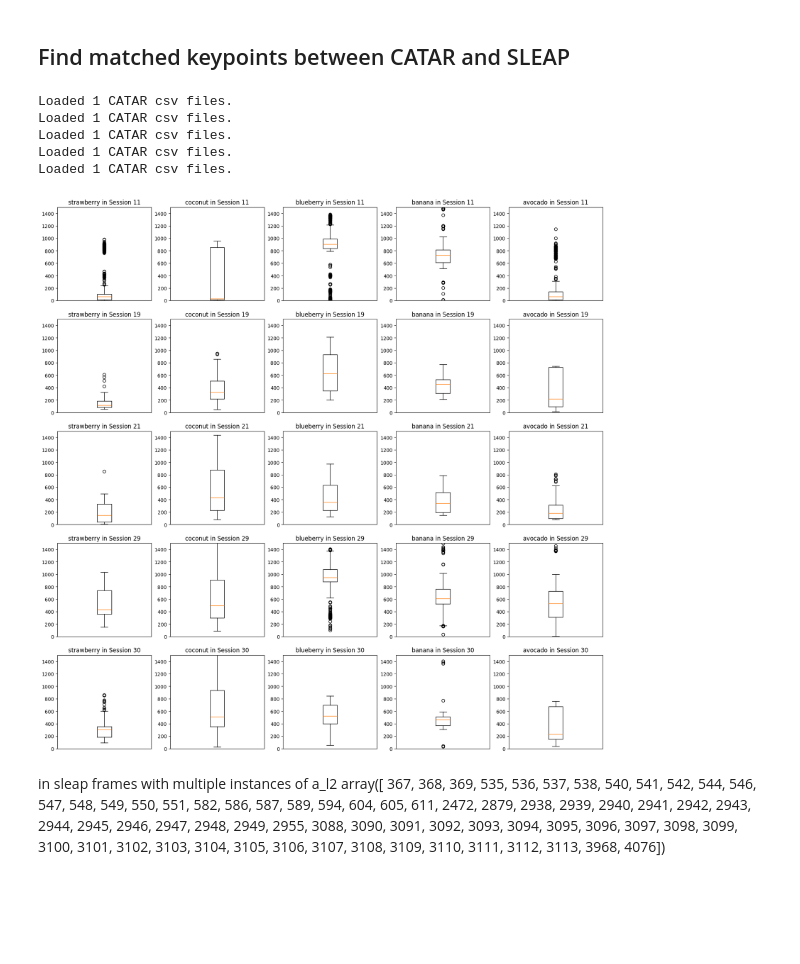
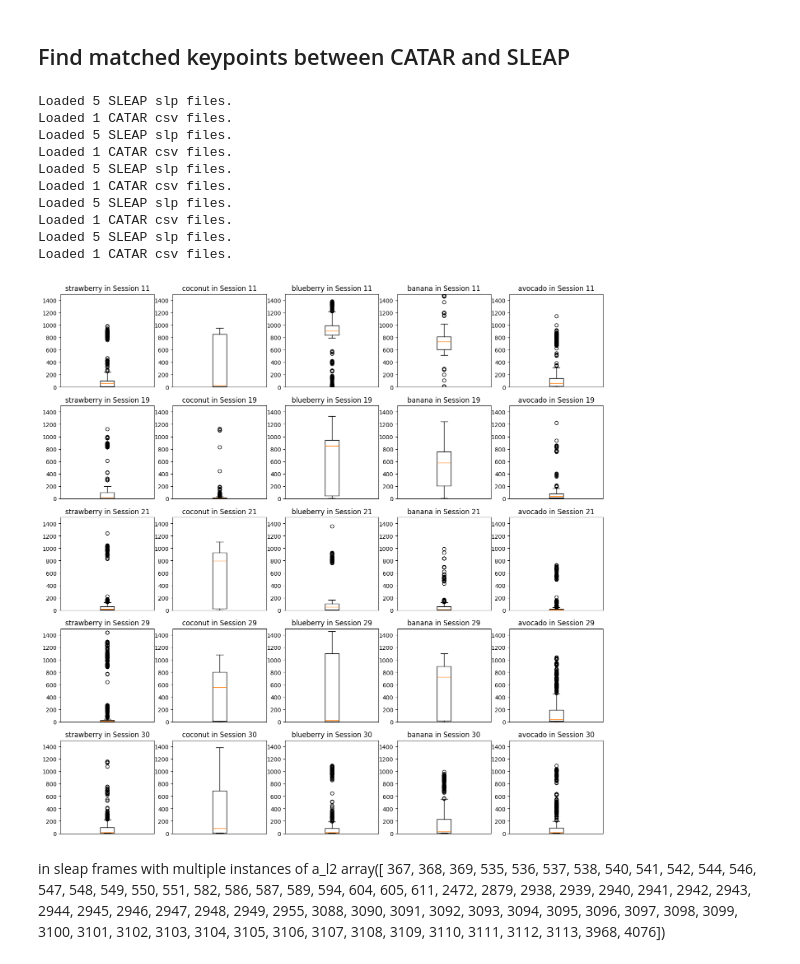
Before and after one commit to prolley-parnell/3d_ant_analysis, a Jupyter notebook: read_catar.ipynb, the cells around one changed output. Saved outputs shown, nothing was run; the diff lists cells and outputs as text; code cells hidden in the pictures; blank space fills up the shorter version.

```diff
--- a/read_catar.ipynb
+++ b/read_catar.ipynb
@@ -41,38 +41,43 @@ import matplotlib.pyplot as plt
 fig, ax = plt.subplots(len(camera_list), len(catar_session), figsize=(17,17))
 
 for i, session in enumerate(catar_session):
-
+    sleap = two_d_loader.load_session("/Users/persie/Desktop/Dataset_for_upload/Data/240905-1616/inputs/tracking", session=session, use_polars=False)
     catar = two_d_loader.load_session("/Users/persie/PycharmProjects/prolley-parnell/ant-grasp-dataset/dataset/Annotation/catar/240905-1616", session=session, use_polars=False)
     for j, camera in enumerate(camera_list):
         error_mag = []
         catar_sub = catar.xs(camera).xs("a_L2", axis=1).loc[0]
         sleap_sub = sleap.xs(camera).xs("a_L2", axis=1)
         all_sleap_frames = np.array(list(sleap_sub.index))[:,1]
 
         for frame in catar_sub.index:
             #Find the frame in the sleap sub that matches
             if frame in all_sleap_frames:
                 matched_points = sleap_sub.loc[idx[:, frame], :].dropna()
                 ref_point = catar_sub.loc[frame]
                 diff = matched_points - ref_point
                 if len(diff) > 0:
                     diff["mag"] = np.sqrt(diff["x"]**2 + diff["y"]**2)
-                    closest_error = np.nanmin(diff["mag"])
+                    closest_error = diff["mag"].min()
                     if not np.isnan(closest_error):
                         error_mag.append(closest_error)
 
         error_array = np.array(error_mag, dtype=np.float64)
         ax[i,j].boxplot(error_array)
         ax[i,j].set_title(f"{camera} in Session {session}")
         ax[i,j].set_ylim(0, 1500)
         ax[i,j].set_xticks([])
 # %% [output]
+Loaded 5 SLEAP slp files.
 Loaded 1 CATAR csv files.
+Loaded 5 SLEAP slp files.
 Loaded 1 CATAR csv files.
+Loaded 5 SLEAP slp files.
 Loaded 1 CATAR csv files.
+Loaded 5 SLEAP slp files.
 Loaded 1 CATAR csv files.
+Loaded 5 SLEAP slp files.
 Loaded 1 CATAR csv files.
-[figure, old version]
+[figure, new version]
 # %% [markdown]
 in sleap frames with multiple instances of a_l2
 array([ 367,  368,  369,  535,  536,  537,  538,  540,  541,  542,  544,
```
Also changed, not shown: parts of 9 cells of this notebook, 1 other file.
